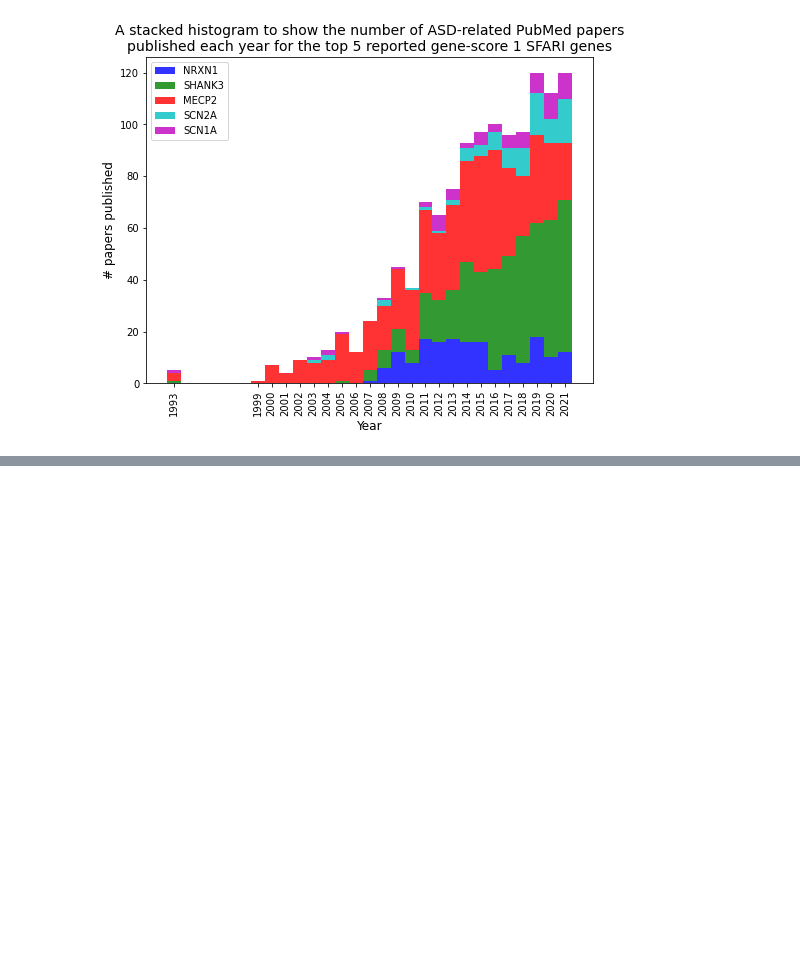
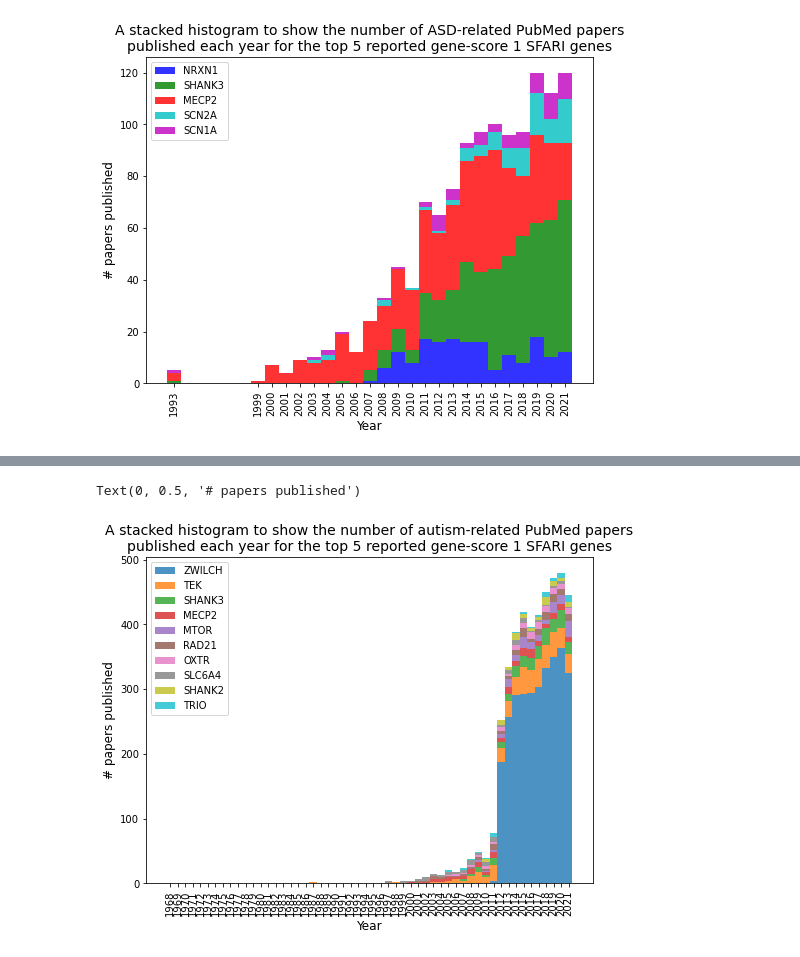
Before and after one commit to hwixley/BI-Coursework2, a Jupyter notebook: code/part1.ipynb, the cells around one changed output, grey strips where cells are left out. Drawn from its saved outputs; the diff is of its cells as text; code cells hidden in the pictures; blank space fills up the shorter version.

```diff
--- a/code/part1.ipynb
+++ b/code/part1.ipynb
@@ -352,0 +468,16 @@ Text(0, 0.5, '# papers published')
+# %%
+years = np.arange(1968,2022,1)
+n_bins = years.size
+#fcs = [(1,0,0,0.5), (0,1,0,0.5), (0,0,1,0.5), (0.5,0.5,0,0.5), (0.5,0,0.5,0.5)]
+
+fig = plt.figure(figsize=(8,6))
+plt.hist(new_years, range(1968,2023), density=0, histtype="bar", stacked=True, alpha=0.8, label=genes)
+plt.legend()
+plt.xticks(years+0.5, years, rotation=90)
+plt.title("A stacked histogram to show the number of autism-related PubMed papers\npublished each year for the top 5 reported gene-score 1 SFARI genes", fontsize=14)
+plt.xlabel("Year", fontsize=12)
+plt.ylabel("# papers published", fontsize=12)
+#fig.savefig(f'{os.getcwd()}/results/task1-5-stacked.pdf', dpi=fig.dpi)
+# %% [output]
+Text(0, 0.5, '# papers published')
+[figure, added]
```
Also changed, not shown: parts of 32 cells of this notebook, 5 other files.
